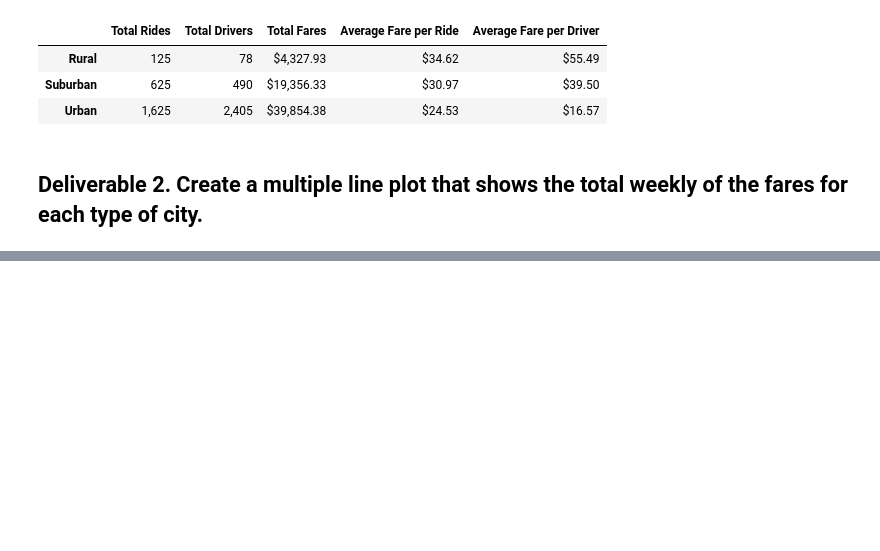
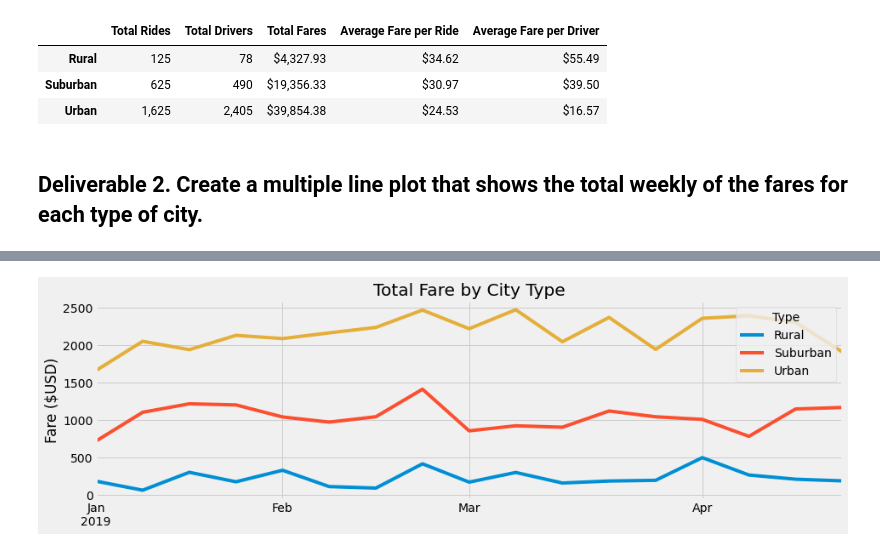
Before and after one commit to Bbert88/pyber-analysis, a Jupyter notebook: PyBer_Challenge.ipynb, the cells around one changed output, grey strips where cells are left out. Saved outputs shown, nothing was run; the diff lists cells and outputs as text; code cells hidden in the pictures; blank space fills up the shorter version.

Commit message:
Add summary plot image, edited README, final code

```diff
--- a/PyBer_Challenge.ipynb
+++ b/PyBer_Challenge.ipynb
@@ -154,3 +202,7 @@ pyber_summary_df
 # %%
 # 4. Create a pivot table with the 'date' as the index, the columns ='type', and values='fare'
 # to get the total fares for each type of city by the date.
+
+date_pivot = new_df.pivot(index='date',columns='type', values='fare')
+
+date_pivot.head(10)
@@ -157,7 +222,11 @@ pyber_summary_df
 # %%
 # 5. Create a new DataFrame from the pivot table DataFrame using loc on the given dates, '2019-01-01':'2019-04-29'.
+
+pivot_df = date_pivot.loc['2019-01-01':'2019-04-28']
 # %%
 # 6. Set the "date" index to datetime datatype. This is necessary to use the resample() method in Step 8.
 # df.index = pd.to_datetime(df.index)
+
+pivot_df.index = pd.to_datetime(pivot_df.index)
 # %%
 # 7. Check that the datatype for the index is datetime using df.info()
@@ -164,2 +262,6 @@ pyber_summary_df
 # %%
 # 8. Create a new DataFrame using the "resample()" function by week 'W' and get the sum of the fares for each week.
+
+fares_by_week_df = pivot_df.resample('W').sum()
+
+fares_by_week_df
@@ -166,7 +288,20 @@ pyber_summary_df
 # %%
 # 8. Using the object-oriented interface method, plot the resample DataFrame using the df.plot() function.
 
 # Import the style from Matplotlib.
 from matplotlib import style
 # Use the graph style fivethirtyeight.
 style.use('fivethirtyeight')
+
+fares_by_week_df.plot(figsize=(14,4))
+plt.title("Total Fare by City Type")
+plt.ylabel("Fare ($USD)")
+plt.xlabel("")
+plt.grid(True)
+plt.legend(title='Type', loc='best')
+
+plt.savefig("analysis/PyBer_fare_summary.png")
+
+plt.show()
+# %% [output]
+[figure, added]
```
Also changed, not shown: parts of 7 cells of this notebook, 2 other files.
